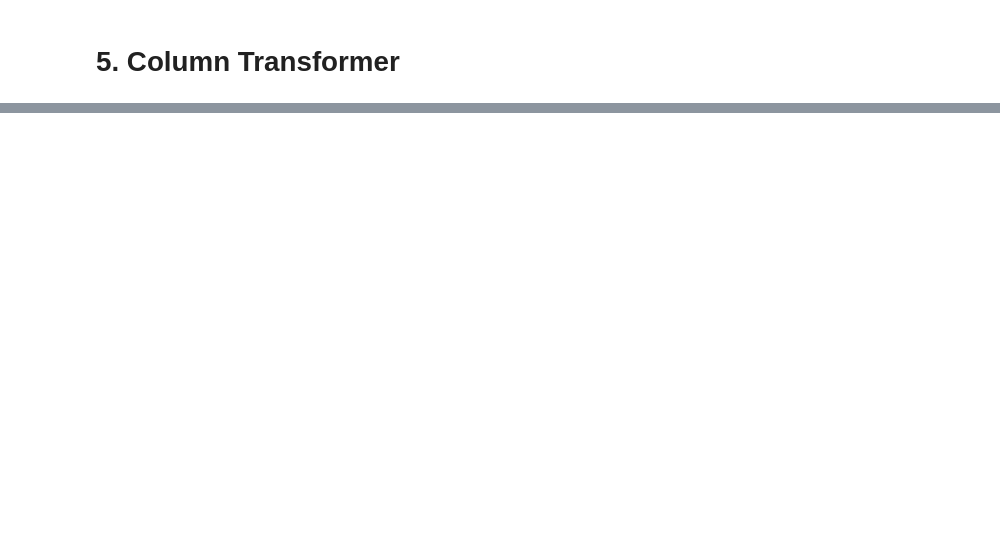
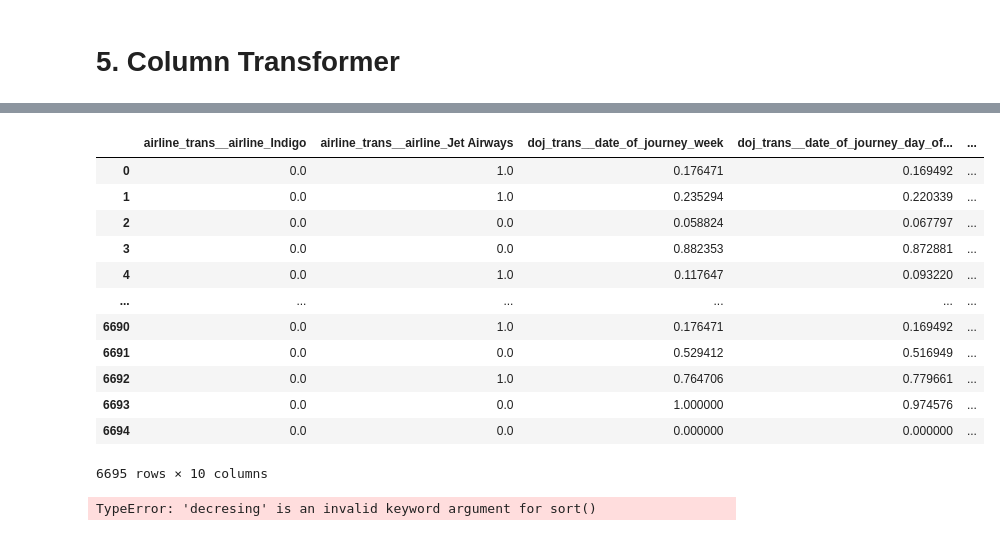
Before and after one commit to PRSOUBHAGYA/flights-price-prediction-sagemaker, a Jupyter notebook: notebook/feature_engineering.ipynb, the cells around one changed output, grey strips where cells are left out. Saved outputs shown, nothing was run; the diff lists cells and outputs as text; code cells hidden in the pictures; blank space fills up the shorter version.

```diff
--- a/notebook/feature_engineering.ipynb
+++ b/notebook/feature_engineering.ipynb
@@ -438,0 +506,2 @@ duration_trans.fit_transform(X.loc[:,['duration']])
+# %%
+add_info_trans.fit_transform(X[['additional_info']])
@@ -445,7 +528,9 @@ col_transformer = ColumnTransformer(
         ('doj_trans',date_of_journey_transformer,['date_of_journey']),
         ('loc_trans',location_transformer,['source','destination']),
         ('time_trans',time_transformer,['dep_time','arrival_time']),
-        ('dur_trans',duration_trans,['duration'])
+        ('dur_trans',duration_trans,['duration']),
+        ('total_stops_trans', total_stops_trans,['total_stops']),
+        ('add_info_trans', add_info_trans,['additional_info'])
     ],
     remainder='passthrough'
 )
@@ -467,0 +575,4 @@ col_transformer.fit_transform(X,y)
+# %%
+estimator = RandomForestRegressor(n_estimators=10, max_depth=3, random_state=42)
+
+selection_trans = SelectBySingleFeaturePerformance(estimator, scoring='r2', threshold=0.1)
@@ -467,0 +588,5 @@ col_transformer.fit_transform(X,y)
+# %%
+preprocessor = Pipeline(steps=[
+    ("columns_transform", col_transformer),
+    ("feature_selction", selection_trans)
+])
@@ -467,0 +613,20 @@ col_transformer.fit_transform(X,y)
+# %%
+preprocessor.fit_transform(X,y)
+# %% [output]
+|  | airline_trans__airline_Indigo | airline_trans__airline_Jet Airways | doj_trans__date_of_journey_week | doj_trans__date_of_journey_day_of... | ... |
+| 0 | 0.0 | 1.0 | 0.176471 | 0.169492 | ... |
+| 1 | 0.0 | 1.0 | 0.235294 | 0.220339 | ... |
+| 2 | 0.0 | 0.0 | 0.058824 | 0.067797 | ... |
+| 3 | 0.0 | 0.0 | 0.882353 | 0.872881 | ... |
+| 4 | 0.0 | 1.0 | 0.117647 | 0.093220 | ... |
+| ... | ... | ... | ... | ... | ... |
+| 6690 | 0.0 | 1.0 | 0.176471 | 0.169492 | ... |
+| 6691 | 0.0 | 0.0 | 0.529412 | 0.516949 | ... |
+| 6692 | 0.0 | 1.0 | 0.764706 | 0.779661 | ... |
+| 6693 | 0.0 | 0.0 | 1.000000 | 0.974576 | ... |
+| 6694 | 0.0 | 0.0 | 0.000000 | 0.000000 | ... |
+6695 rows × 10 columns
+# %%
+sorted(preprocessor.named_steps.feature_selction.feature_performance_.items(),key=lambda x:x[1],decresing=True)
+# %% [output]
+TypeError: 'decresing' is an invalid keyword argument for sort()
```
Also changed, not shown: parts of 15 cells of this notebook.
